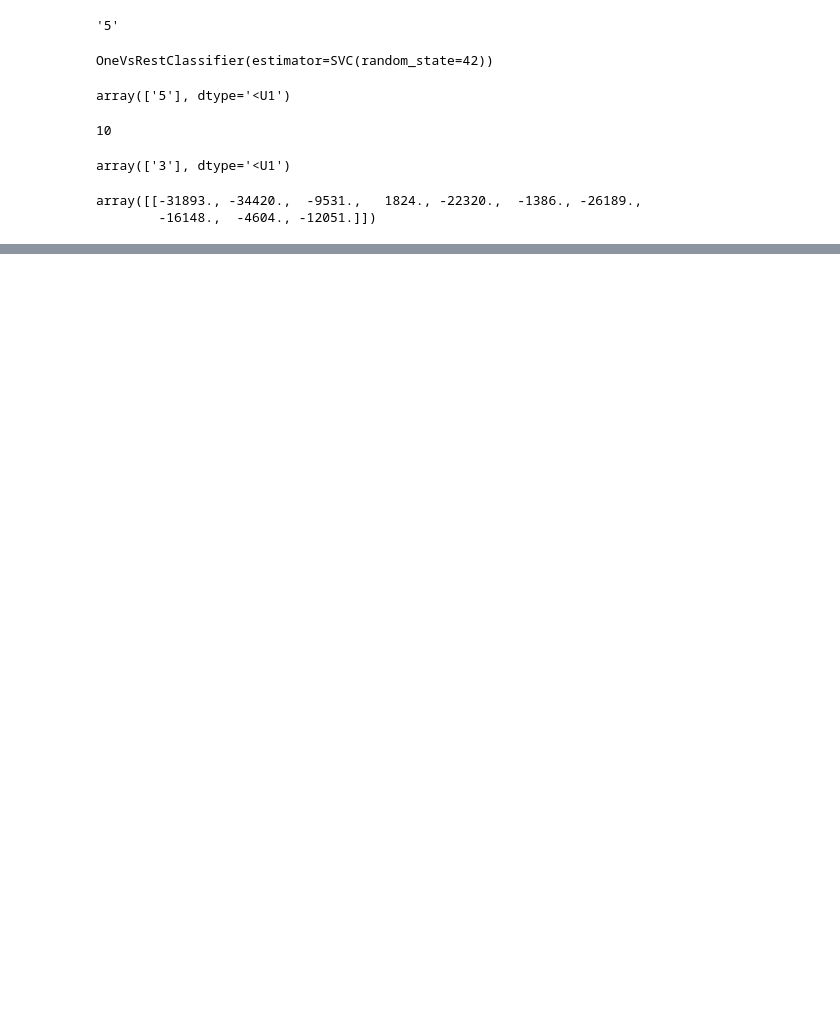
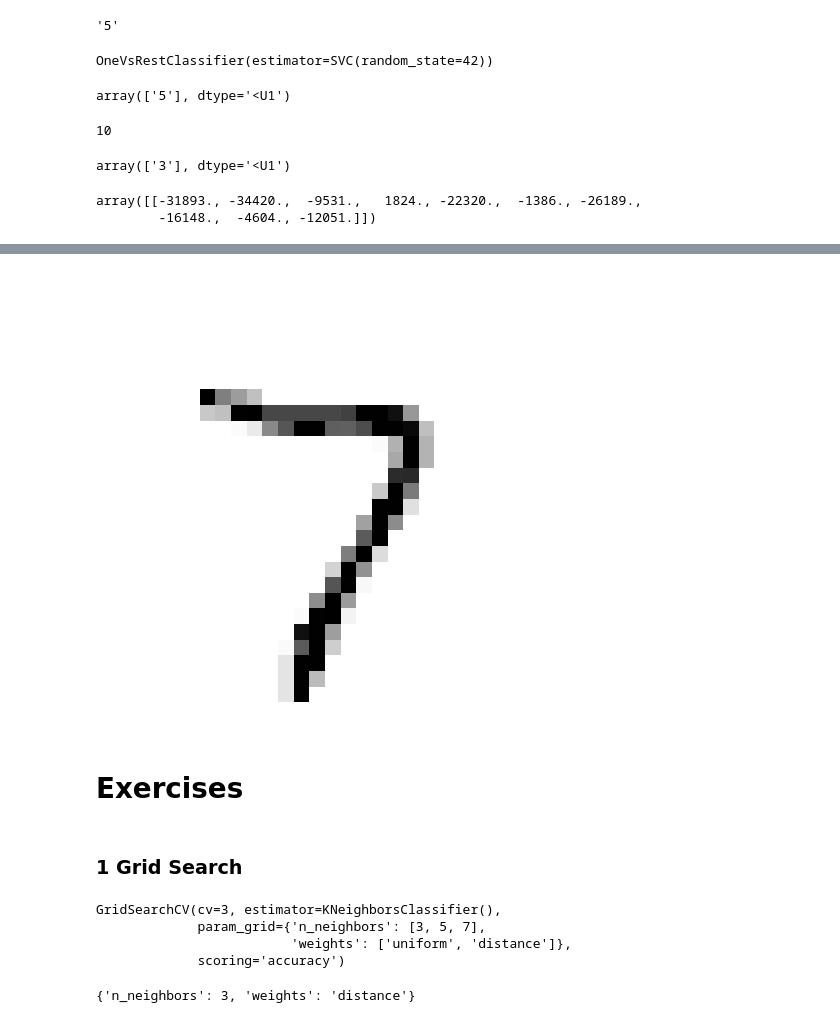
Before and after one commit to ShababKarim/hands-on-machine-learning, a Jupyter notebook: ch_3/main.ipynb, the cells around one changed output, grey strips where cells are left out. Saved outputs shown, nothing was run; the diff lists cells and outputs as text; code cells hidden in the pictures; blank space fills up the shorter version.

Commit message:
mod: finish ch 3 notebook + add exercises

```diff
--- a/ch_3/main.ipynb
+++ b/ch_3/main.ipynb
@@ -319,0 +327,9 @@ array([[-31893., -34420.,  -9531.,   1824., -22320.,  -1386., -26189.,
+# %%
+from sklearn.neighbors import KNeighborsClassifier
+
+y_train_large = (y_train >= '7')
+y_train_odd = (y_train.astype('int8') % 2 == 1)
+y_multilabel = np.c_[y_train_large, y_train_odd]
+
+knn_clf = KNeighborsClassifier()
+knn_clf.fit(X_train, y_multilabel)
@@ -319,0 +379,32 @@ array([[-31893., -34420.,  -9531.,   1824., -22320.,  -1386., -26189.,
+# %%
+knn_clf = KNeighborsClassifier()
+knn_clf.fit(X_train_mod, y_train_mod)
+clean_digit = knn_clf.predict([X_test_mod[0]])
+plot_digit(clean_digit)
+save_fig("cleaned_digit_example_plot")  # extra code – saves Figure 3–13
+plt.show()
+# %% [output]
+[figure, added]
+# %% [markdown]
+# Exercises
+# %% [markdown]
+### 1 Grid Search
+# %%
+from sklearn.model_selection import GridSearchCV
+
+param_grid = {
+    'n_neighbors': [3, 5, 7],
+    'weights': ['uniform', 'distance']
+}
+
+grid_search = GridSearchCV(KNeighborsClassifier(), param_grid, cv=3, scoring='accuracy')
+grid_search.fit(X_train, y_train)
+# %% [output]
+GridSearchCV(cv=3, estimator=KNeighborsClassifier(),
+             param_grid={'n_neighbors': [3, 5, 7],
+                         'weights': ['uniform', 'distance']},
+             scoring='accuracy')
+# %%
+grid_search.best_params_
+# %% [output]
+{'n_neighbors': 3, 'weights': 'distance'}
```
Also changed, not shown: parts of 40 cells of this notebook, 10 other files.
